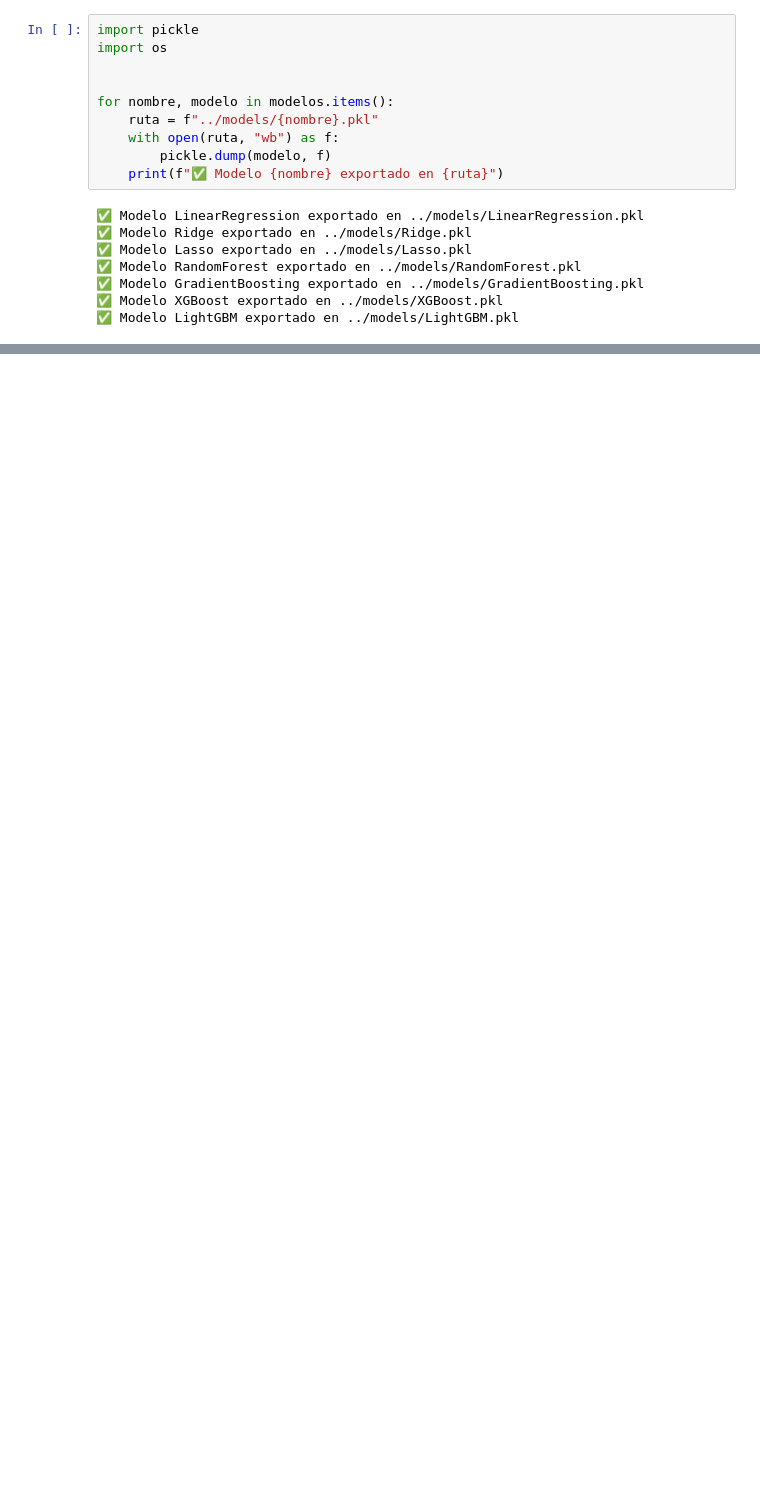
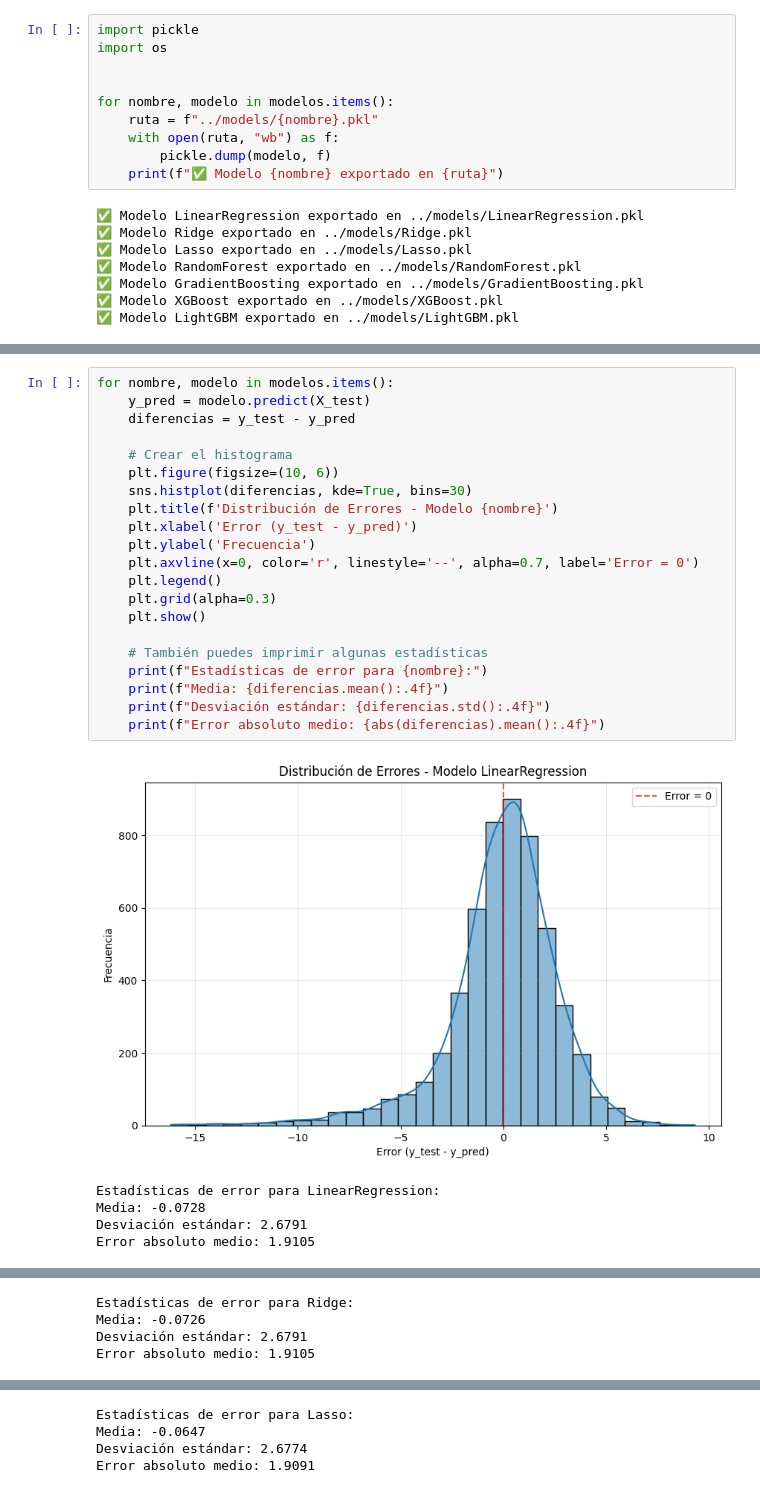
Before and after one commit to RodrigoLiC/DPD_Model, a Jupyter notebook: src/models.ipynb, the cells around one changed output, grey strips where cells are left out. Saved outputs shown, nothing was run; the diff lists cells and outputs as text; blank space fills up the shorter version.

```diff
--- a/src/models.ipynb
+++ b/src/models.ipynb
@@ -498,0 +466,27 @@ KeyboardInterrupt:
+# %%
+for nombre, modelo in modelos.items():
+    y_pred = modelo.predict(X_test)
+    diferencias = y_test - y_pred
+
+    # Crear el histograma
+    plt.figure(figsize=(10, 6))
+    sns.histplot(diferencias, kde=True, bins=30)
+    plt.title(f'Distribución de Errores - Modelo {nombre}')
+    plt.xlabel('Error (y_test - y_pred)')
+    plt.ylabel('Frecuencia')
+    plt.axvline(x=0, color='r', linestyle='--', alpha=0.7, label='Error = 0')
+    plt.legend()
+    plt.grid(alpha=0.3)
+    plt.show()
+
+    # También puedes imprimir algunas estadísticas
+    print(f"Estadísticas de error para {nombre}:")
+    print(f"Media: {diferencias.mean():.4f}")
+    print(f"Desviación estándar: {diferencias.std():.4f}")
+    print(f"Error absoluto medio: {abs(diferencias).mean():.4f}")
+# %% [output]
+[figure, added]
+Estadísticas de error para LinearRegression:
+Media: -0.0728
+Desviación estándar: 2.6791
+Error absoluto medio: 1.9105
@@ -498,0 +494,4 @@ KeyboardInterrupt:
+Estadísticas de error para Ridge:
+Media: -0.0726
+Desviación estándar: 2.6791
+Error absoluto medio: 1.9105
@@ -498,0 +499,4 @@ KeyboardInterrupt:
+Estadísticas de error para Lasso:
+Media: -0.0647
+Desviación estándar: 2.6774
+Error absoluto medio: 1.9091
```
Also changed, not shown: parts of 5 cells of this notebook, 2 other files.
